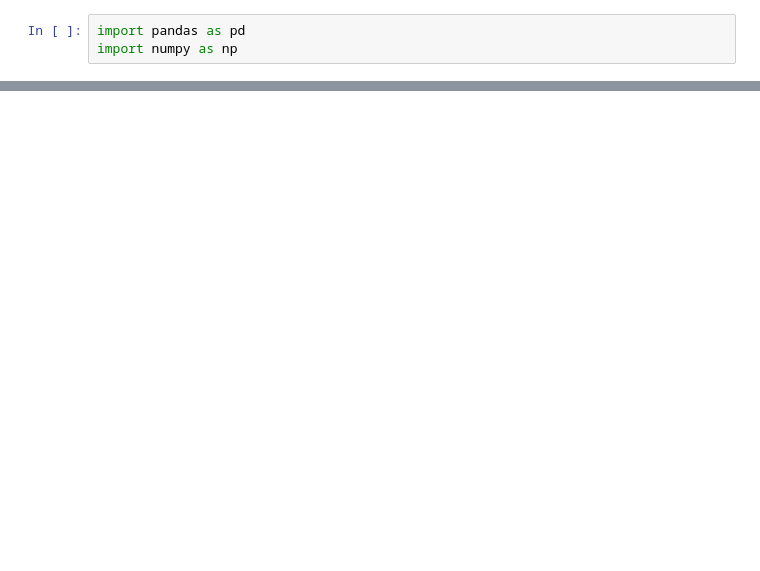
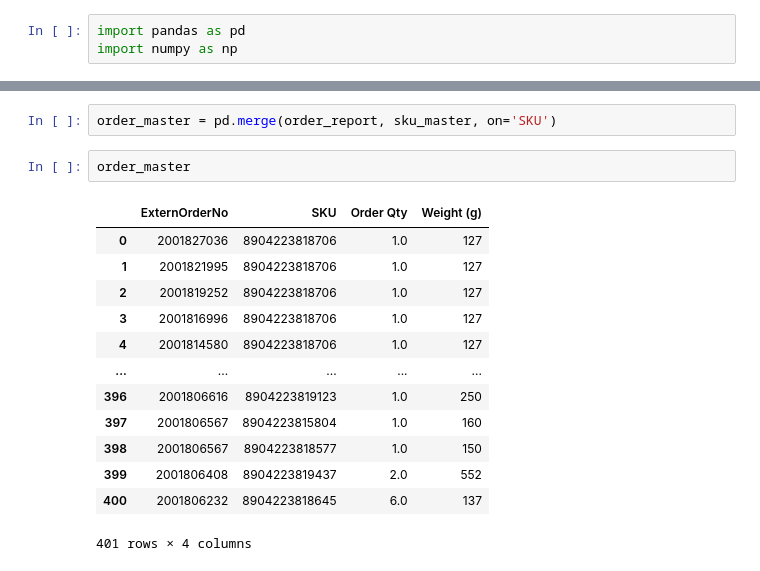
Before and after one commit to gkunal8019/Assignment, a Jupyter notebook: Cointab_Assignment.ipynb, the cells around one changed output, grey strips where cells are left out. Saved outputs shown, nothing was run; the diff lists cells and outputs as text; blank space fills up the shorter version.

```diff
--- a/Cointab_Assignment.ipynb
+++ b/Cointab_Assignment.ipynb
@@ -128,0 +15,18 @@ KeyError: ignored
+# %%
+order_master = pd.merge(order_report, sku_master, on='SKU')
+# %%
+order_master
+# %% [output]
+|  | ExternOrderNo | SKU | Order Qty | Weight (g) |
+| 0 | 2001827036 | 8904223818706 | 1.0 | 127 |
+| 1 | 2001821995 | 8904223818706 | 1.0 | 127 |
+| 2 | 2001819252 | 8904223818706 | 1.0 | 127 |
+| 3 | 2001816996 | 8904223818706 | 1.0 | 127 |
+| 4 | 2001814580 | 8904223818706 | 1.0 | 127 |
+| ... | ... | ... | ... | ... |
+| 396 | 2001806616 | 8904223819123 | 1.0 | 250 |
+| 397 | 2001806567 | 8904223815804 | 1.0 | 160 |
+| 398 | 2001806567 | 8904223818577 | 1.0 | 150 |
+| 399 | 2001806408 | 8904223819437 | 2.0 | 552 |
+| 400 | 2001806232 | 8904223818645 | 6.0 | 137 |
+401 rows × 4 columns
```
Also changed, not shown: parts of 42 cells of this notebook.
